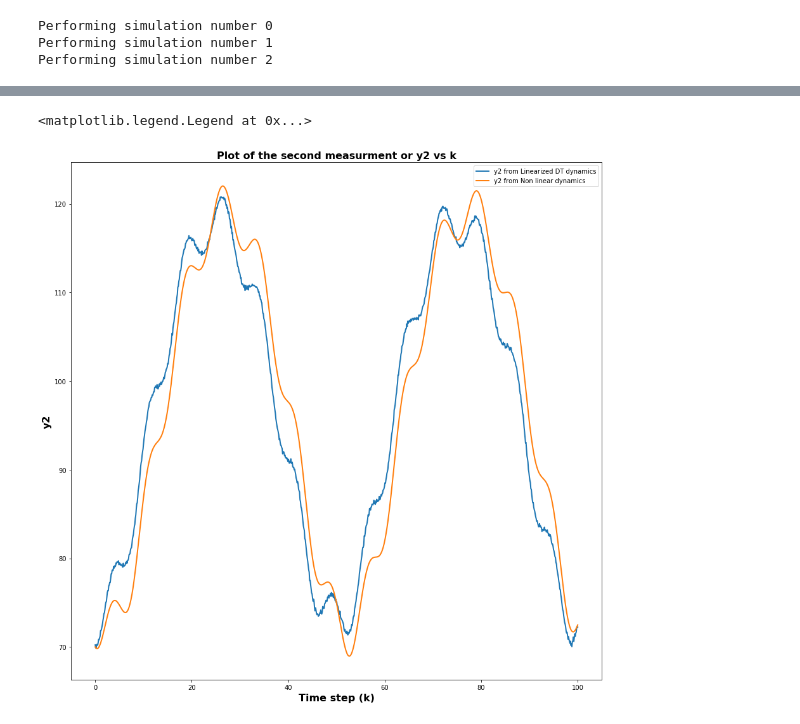
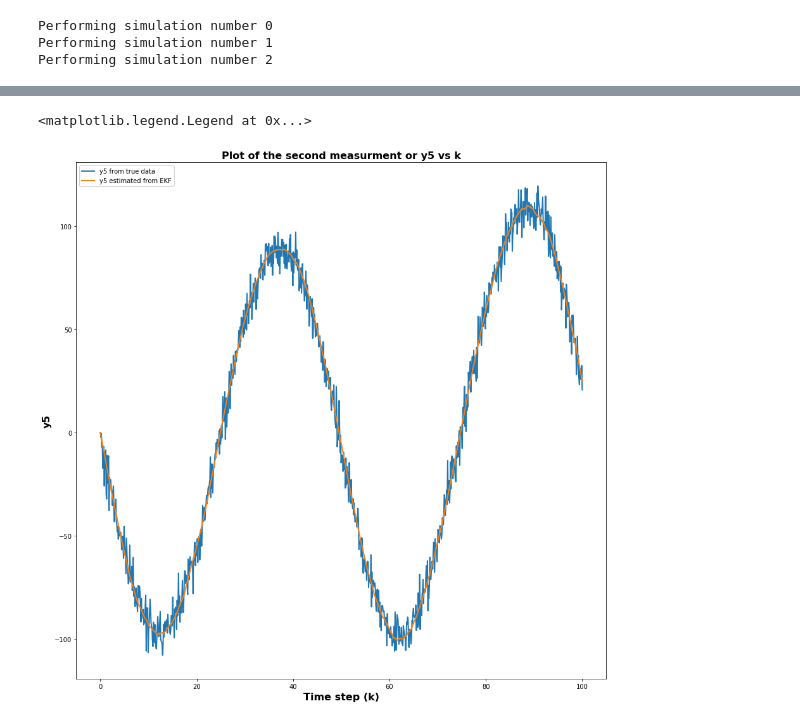
Before and after one commit to himanshugupta1009/robot_localization, a Jupyter notebook: Project_Report_2/LKF.ipynb, the cells around one changed output, grey strips where cells are left out. Drawn from its saved outputs; the diff is of its cells as text; code cells hidden in the pictures.

```diff
--- a/Project_Report_2/LKF.ipynb
+++ b/Project_Report_2/LKF.ipynb
@@ -632,0 +820,18 @@ plt.legend()
+# %%
+#Plot y[4]
+
+true_y4 = []
+estimated_y4 = []
+
+for state in Ytrue:
+    true_y4.append(state[3])
+
+for state in estimated_measurement_list:
+    estimated_y4.append(state[3][0])
+
+plt.xlabel("Time step (k)",fontsize=16, fontweight='bold')
+plt.ylabel("y4",fontsize=16, fontweight='bold')
+plt.title("Plot of the second measurment or y4 vs k",fontsize=16, fontweight='bold')
+plt.plot(time_steps,true_y4,linewidth = 2,label = 'y4 from true data')
+plt.plot(time_steps,estimated_y4,linewidth = 2,label = 'y4 estimated from EKF')
+plt.legend()
@@ -633,22 +867,21 @@ plt.legend()
 # %%
-#Plot y[2]
+#Plot y[5]
 
-linearized_DT_y2 = []
-non_linear_y2 = []
+true_y5 = []
+estimated_y5 = []
 
-for state in linearized_DT_measurements_LKF:
-    linearized_DT_y2.append(state[1][0])
+for state in Ytrue:
+    true_y5.append(state[4][0])
 
-for state in non_linear_measurements_with_perturbed_x0:
-    non_linear_y2.append(state[1][0])
+for state in estimated_measurement_list:
+    estimated_y5.append(state[4][0])
 
 plt.xlabel("Time step (k)",fontsize=16, fontweight='bold')
-plt.ylabel("y2",fontsize=16, fontweight='bold')
-plt.title("Plot of the second measurment or y2 vs k",fontsize=16, fontweight='bold')
-plt.plot(time_steps,linearized_DT_y2,linewidth = 2,label = 'y2 from Linearized DT dynamics')
-plt.plot(time_steps,non_linear_y2,linewidth = 2,label = 'y2 from Non linear dynamics')
-plt.rcParams["figure.figsize"] = (15,15)
+plt.ylabel("y5",fontsize=16, fontweight='bold')
+plt.title("Plot of the second measurment or y5 vs k",fontsize=16, fontweight='bold')
+plt.plot(time_steps,true_y5,linewidth = 2,label = 'y5 from true data')
+plt.plot(time_steps,estimated_y5,linewidth = 2,label = 'y5 estimated from EKF')
 plt.legend()
 # %% [output]
 <matplotlib.legend.Legend at 0x...>
-[figure, old version]
+[figure, new version]
```
Also changed, not shown: parts of 34 cells of this notebook.
